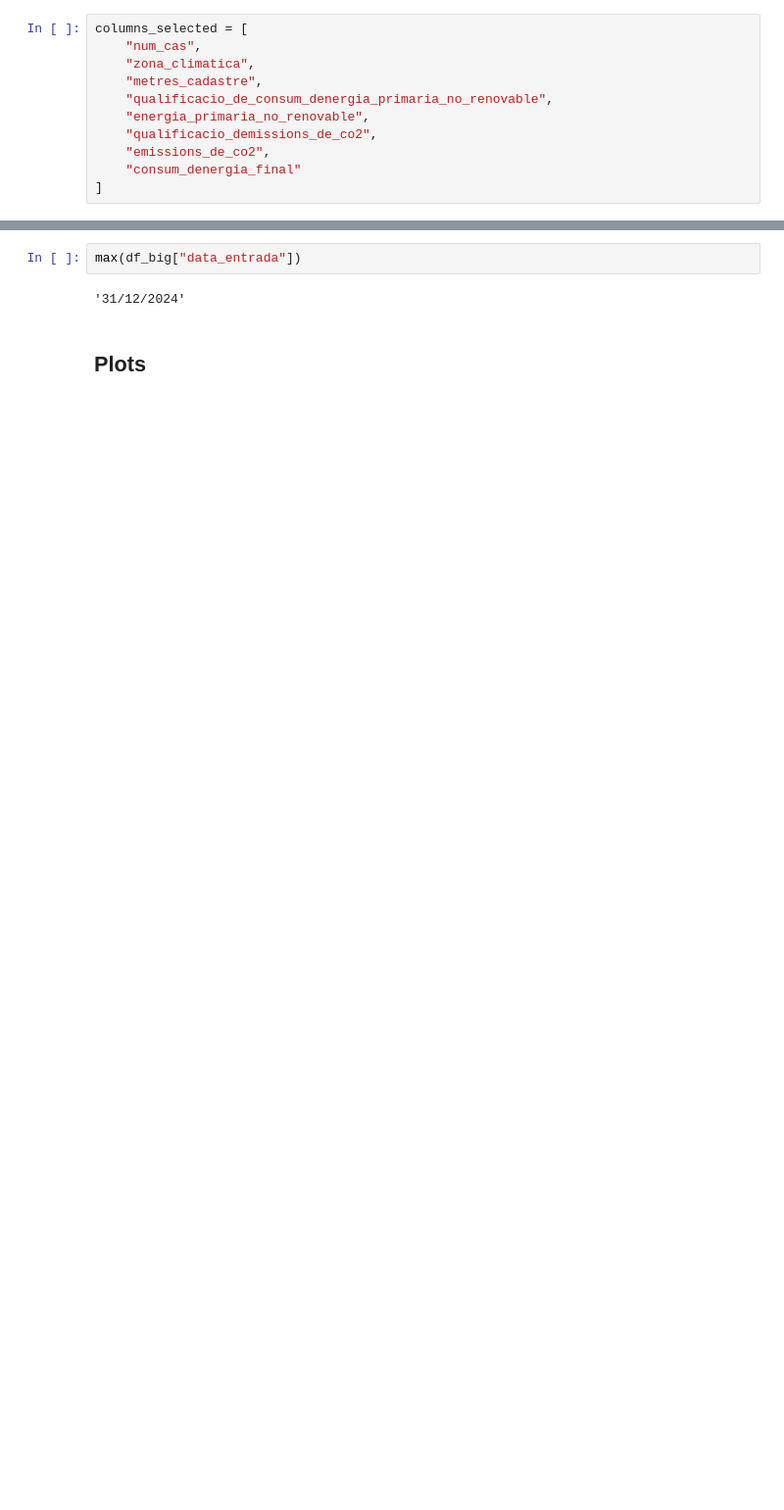
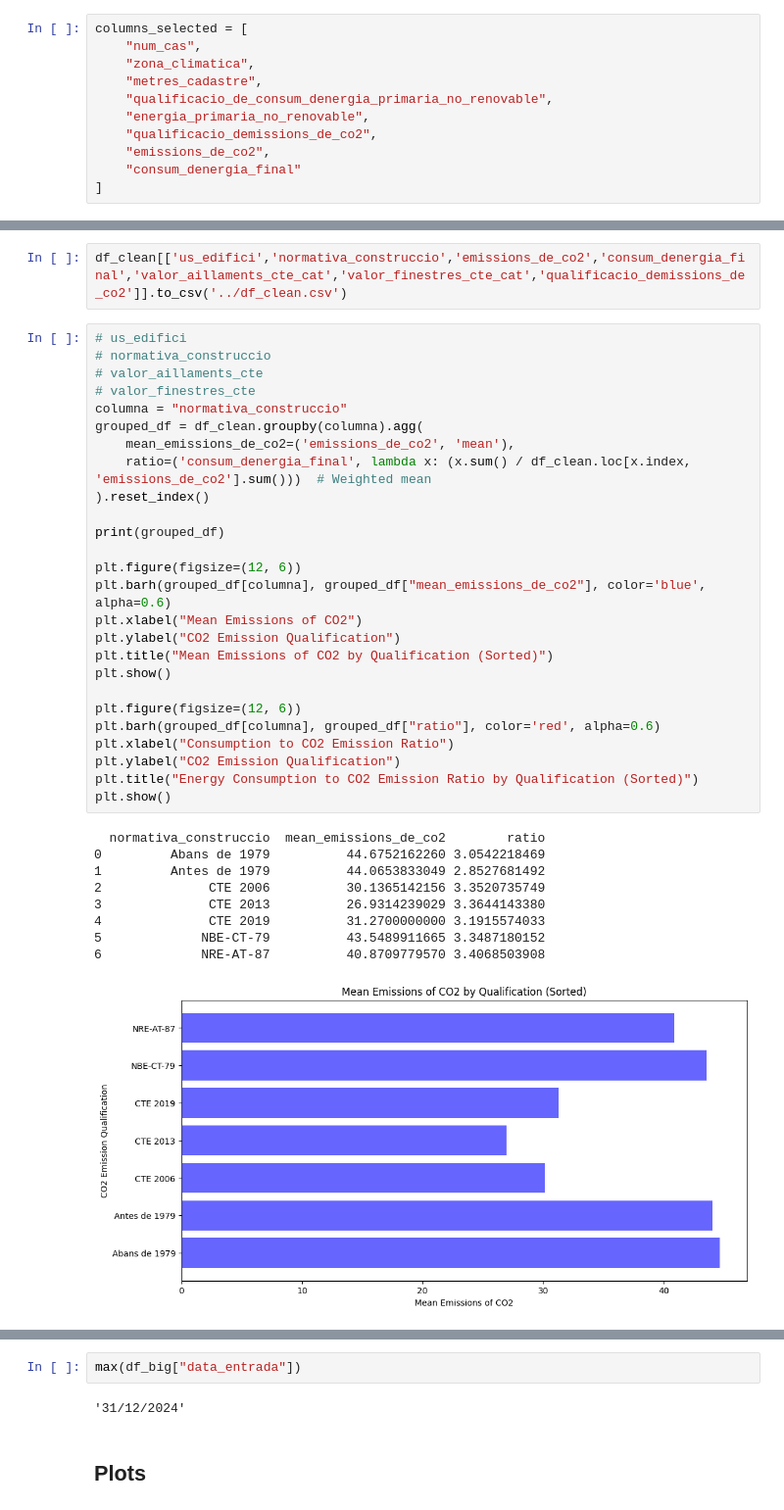
Before and after one commit to fndvit/mds-udg-viz-i-dgpcd-hackathon-25, a Jupyter notebook: nb/xabarins_overview.ipynb, the cells around one changed output, grey strips where cells are left out. Shown at 98% size. Drawn from its saved outputs; the diff is of its cells as text; blank space fills up the shorter version.

```diff
--- a/nb/xabarins_overview.ipynb
+++ b/nb/xabarins_overview.ipynb
@@ -115,0 +364,38 @@ df_question_1 = df_big[columns_selected]
+# %%
+df_clean[['us_edifici','normativa_construccio','emissions_de_co2','consum_denergia_final','valor_aillaments_cte_cat','valor_finestres_cte_cat','qualificacio_demissions_de_co2']].to_csv('../df_clean.csv')
+# %%
+# us_edifici
+# normativa_construccio
+# valor_aillaments_cte
+# valor_finestres_cte
+columna = "normativa_construccio"
+grouped_df = df_clean.groupby(columna).agg(
+    mean_emissions_de_co2=('emissions_de_co2', 'mean'),
+    ratio=('consum_denergia_final', lambda x: (x.sum() / df_clean.loc[x.index, 'emissions_de_co2'].sum()))  # Weighted mean
+).reset_index()
+
+print(grouped_df)
+
+plt.figure(figsize=(12, 6))
+plt.barh(grouped_df[columna], grouped_df["mean_emissions_de_co2"], color='blue', alpha=0.6)
+plt.xlabel("Mean Emissions of CO2")
+plt.ylabel("CO2 Emission Qualification")
+plt.title("Mean Emissions of CO2 by Qualification (Sorted)")
+plt.show()
+
+plt.figure(figsize=(12, 6))
+plt.barh(grouped_df[columna], grouped_df["ratio"], color='red', alpha=0.6)
+plt.xlabel("Consumption to CO2 Emission Ratio")
+plt.ylabel("CO2 Emission Qualification")
+plt.title("Energy Consumption to CO2 Emission Ratio by Qualification (Sorted)")
+plt.show()
+# %% [output]
+  normativa_construccio  mean_emissions_de_co2        ratio
+0         Abans de 1979          44.6752162260 3.0542218469
+1         Antes de 1979          44.0653833049 2.8527681492
+2              CTE 2006          30.1365142156 3.3520735749
+3              CTE 2013          26.9314239029 3.3644143380
+4              CTE 2019          31.2700000000 3.1915574033
+5             NBE-CT-79          43.5489911665 3.3487180152
+6             NRE-AT-87          40.8709779570 3.4068503908
+[figure, added]
```
Also changed, not shown: parts of 46 cells of this notebook, 13 other files.
